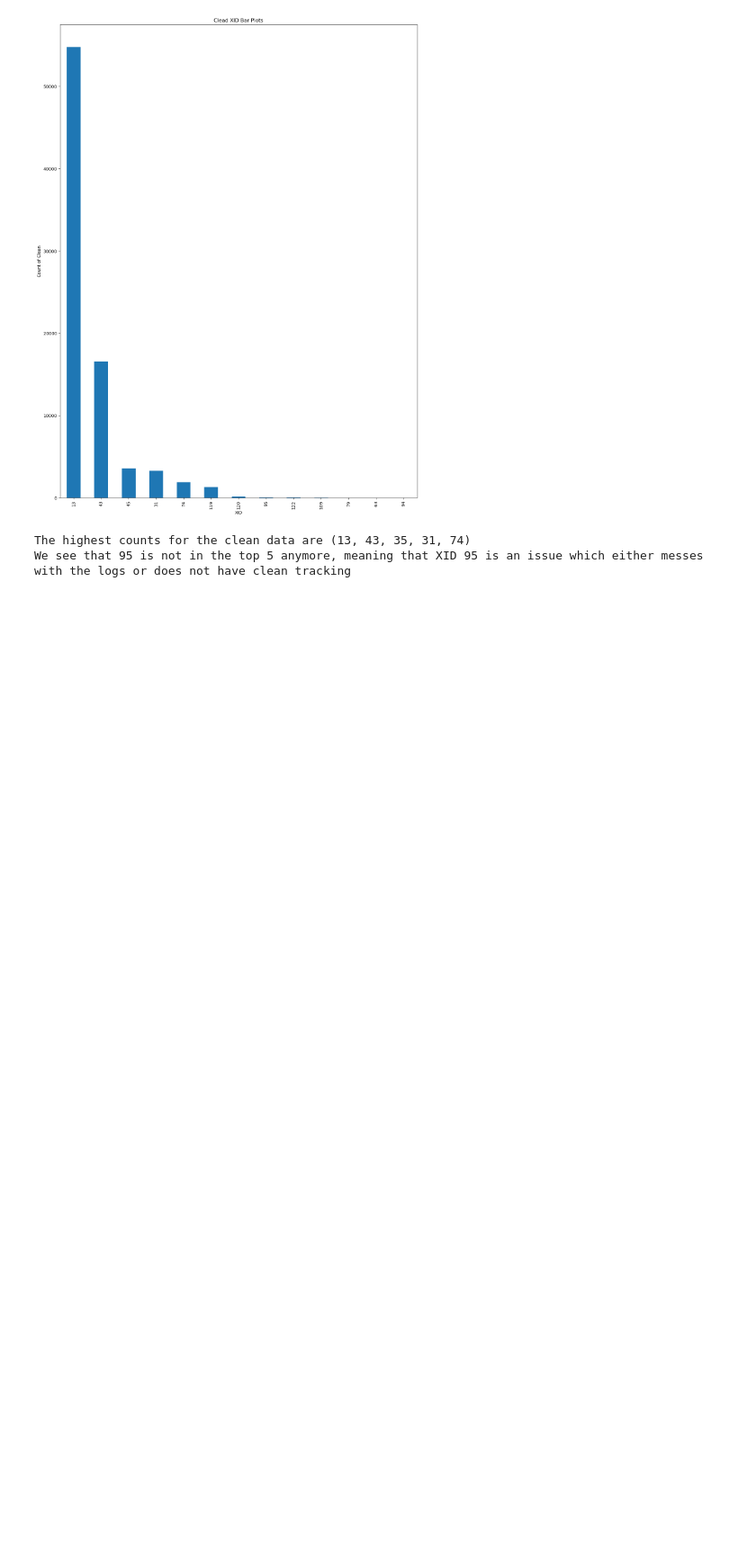
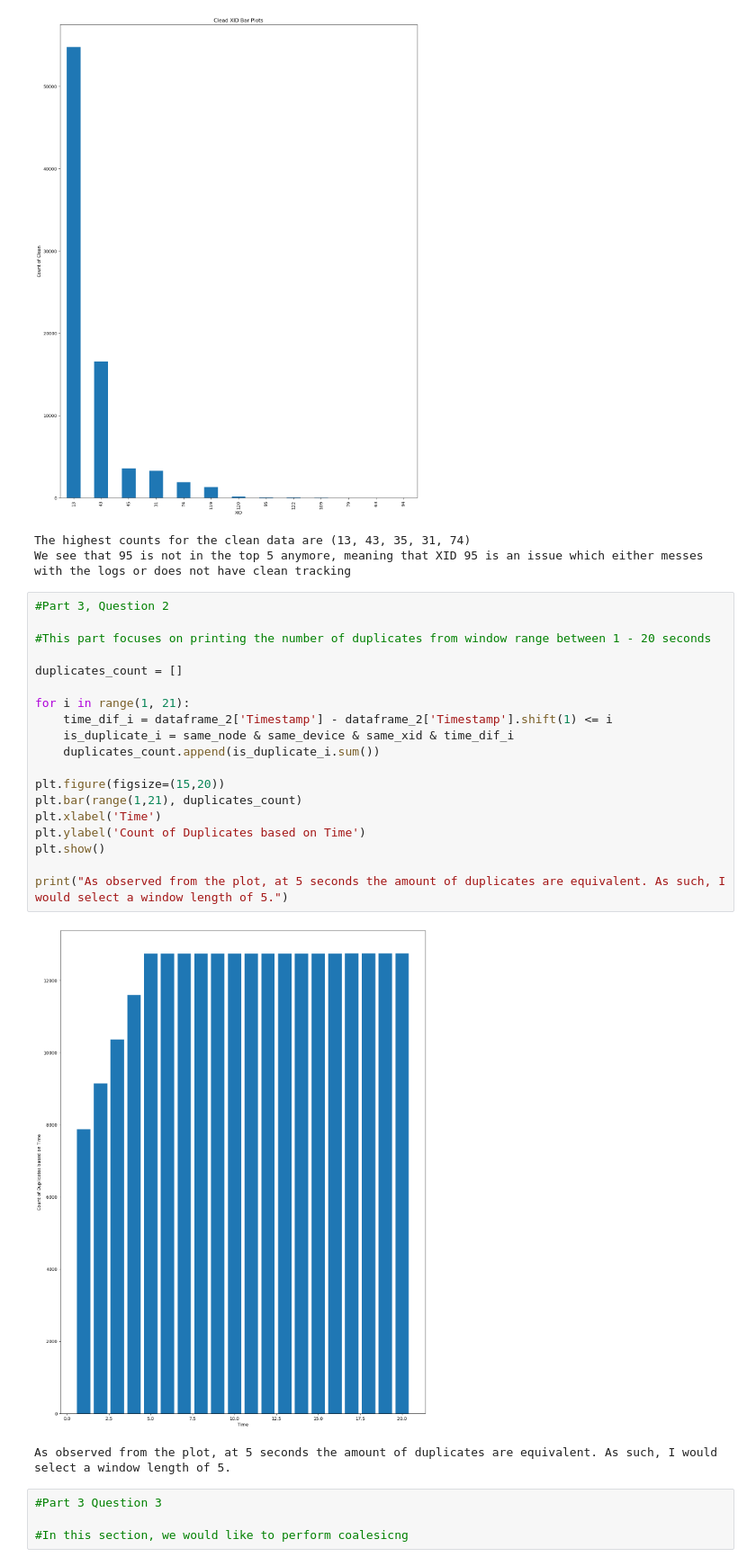
Before and after one commit to s1oly/GPUFailureAnalysis, a Jupyter notebook: project_1.ipynb, the cells around one changed output. Shown at 90% size. Saved outputs shown, nothing was run; the diff lists cells and outputs as text; blank space fills up the shorter version.

Commit message:
Finished Question 2 Part 3

```diff
--- a/project_1.ipynb
+++ b/project_1.ipynb
@@ -456,3 +456,29 @@ print('We see that 95 is not in the top 5 anymore, meaning that XID 95 is an iss
 [figure]
 The highest counts for the clean data are (13, 43, 35, 31, 74)
 We see that 95 is not in the top 5 anymore, meaning that XID 95 is an issue which either messes with the logs or does not have clean tracking
+# %%
+#Part 3, Question 2
+
+#This part focuses on printing the number of duplicates from window range between 1 - 20 seconds
+
+duplicates_count = []
+
+for i in range(1, 21):
+    time_dif_i = dataframe_2['Timestamp'] - dataframe_2['Timestamp'].shift(1) <= i
+    is_duplicate_i = same_node & same_device & same_xid & time_dif_i
+    duplicates_count.append(is_duplicate_i.sum())
+
+plt.figure(figsize=(15,20))
+plt.bar(range(1,21), duplicates_count)
+plt.xlabel('Time')
+plt.ylabel('Count of Duplicates based on Time')
+plt.show()
+
+print("As observed from the plot, at 5 seconds the amount of duplicates are equivalent. As such, I would select a window length of 5.")
+# %% [output]
+[figure, added]
+As observed from the plot, at 5 seconds the amount of duplicates are equivalent. As such, I would select a window length of 5.
+# %%
+#Part 3 Question 3
+
+#In this section, we would like to perform coalesicng
```
Also changed, not shown: parts of 1 cell of this notebook.
